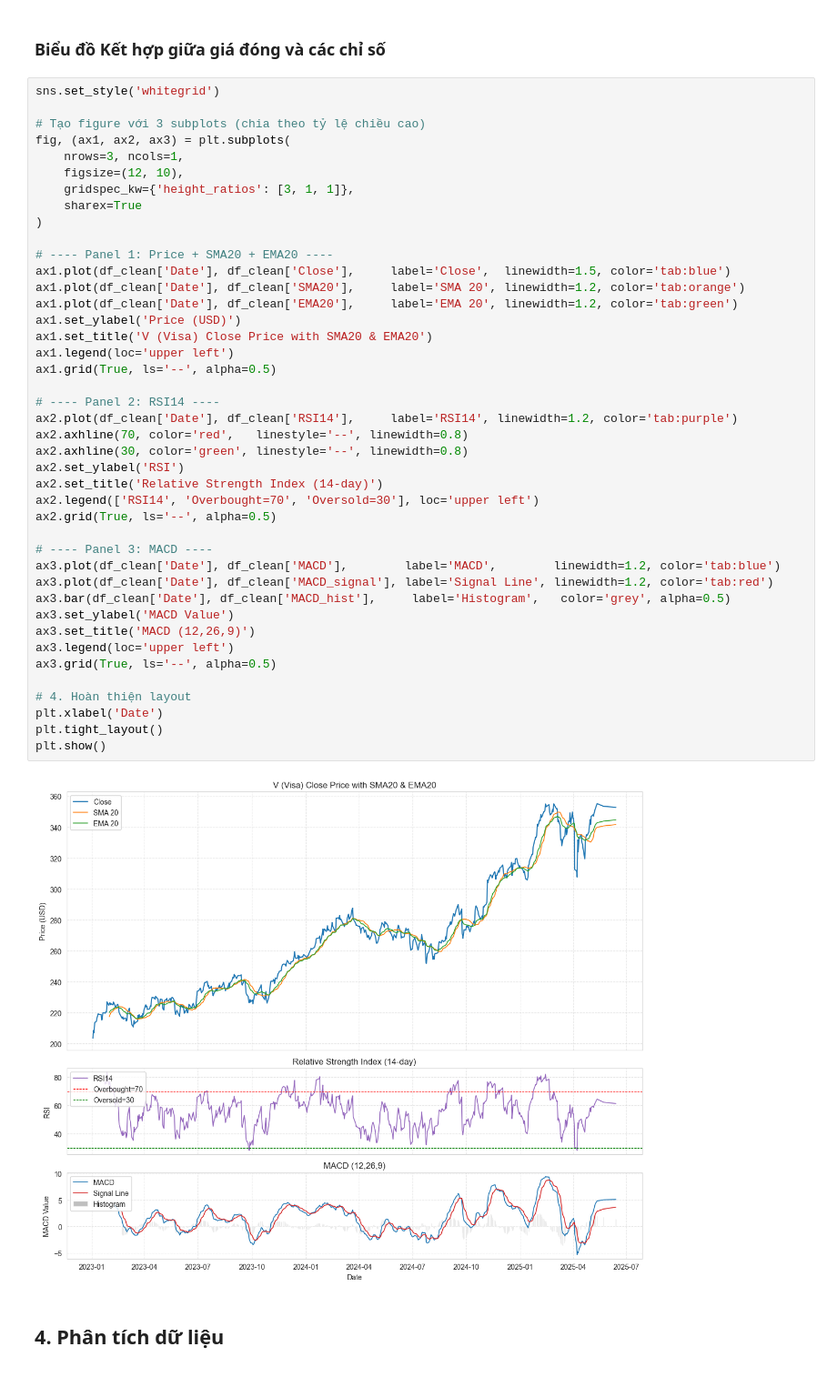
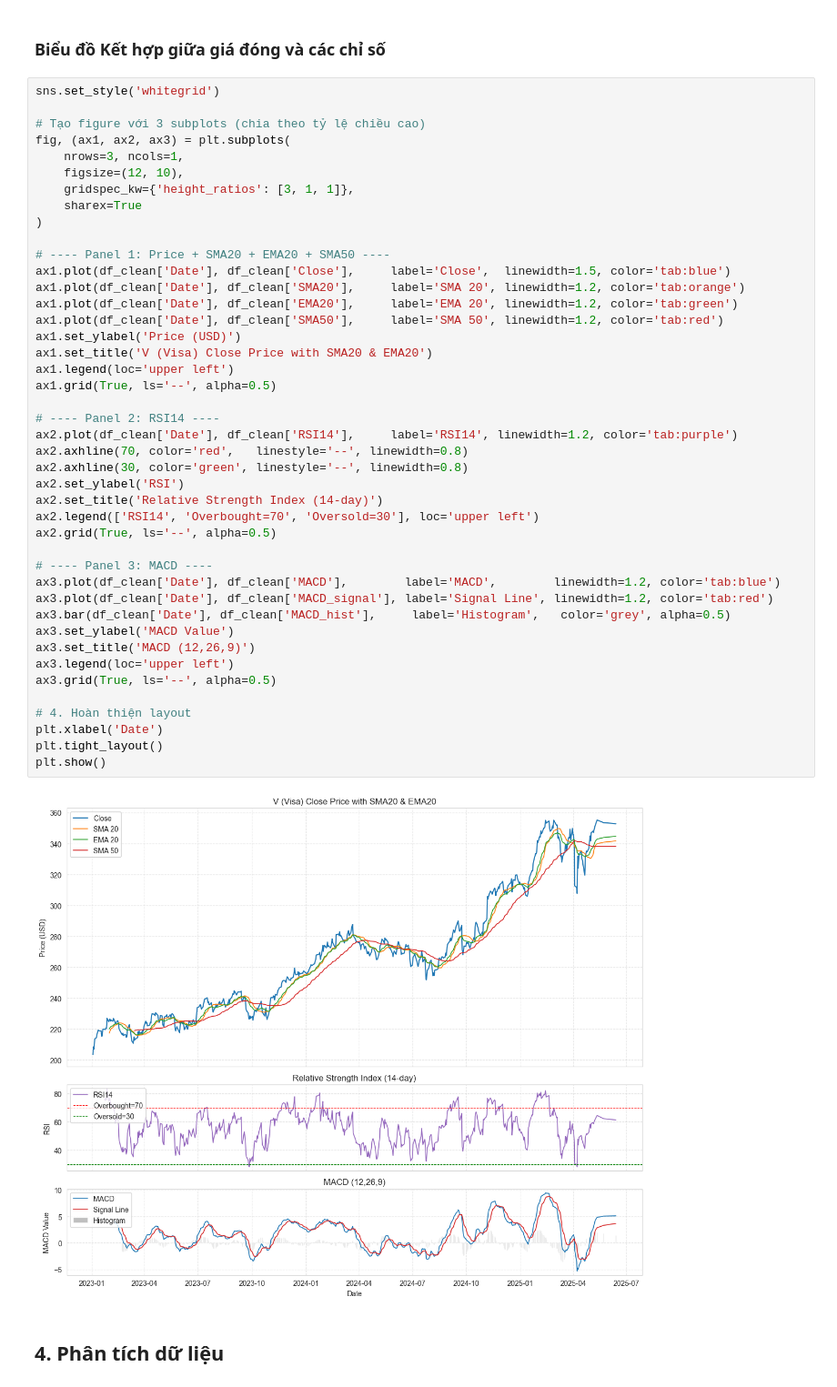
Before and after one commit to Vennyx14/Python_Stock_Analysis, a Jupyter notebook: Stock_Analysis.ipynb, the cells around one changed output. Shown at 91% size. Cells and saved outputs as stored; diff of their text form.

```diff
--- a/Stock_Analysis.ipynb
+++ b/Stock_Analysis.ipynb
@@ -317,39 +307,40 @@ fig, (ax1, ax2, ax3) = plt.subplots(
     sharex=True
 )
 
-# ---- Panel 1: Price + SMA20 + EMA20 ----
+# ---- Panel 1: Price + SMA20 + EMA20 + SMA50 ----
 ax1.plot(df_clean['Date'], df_clean['Close'],     label='Close',  linewidth=1.5, color='tab:blue')
 ax1.plot(df_clean['Date'], df_clean['SMA20'],     label='SMA 20', linewidth=1.2, color='tab:orange')
 ax1.plot(df_clean['Date'], df_clean['EMA20'],     label='EMA 20', linewidth=1.2, color='tab:green')
+ax1.plot(df_clean['Date'], df_clean['SMA50'],     label='SMA 50', linewidth=1.2, color='tab:red')
 ax1.set_ylabel('Price (USD)')
 ax1.set_title('V (Visa) Close Price with SMA20 & EMA20')
 ax1.legend(loc='upper left')
 ax1.grid(True, ls='--', alpha=0.5)
 
 # ---- Panel 2: RSI14 ----
 ax2.plot(df_clean['Date'], df_clean['RSI14'],     label='RSI14', linewidth=1.2, color='tab:purple')
 ax2.axhline(70, color='red',   linestyle='--', linewidth=0.8)
 ax2.axhline(30, color='green', linestyle='--', linewidth=0.8)
 ax2.set_ylabel('RSI')
 ax2.set_title('Relative Strength Index (14-day)')
 ax2.legend(['RSI14', 'Overbought=70', 'Oversold=30'], loc='upper left')
 ax2.grid(True, ls='--', alpha=0.5)
 
 # ---- Panel 3: MACD ----
 ax3.plot(df_clean['Date'], df_clean['MACD'],        label='MACD',        linewidth=1.2, color='tab:blue')
 ax3.plot(df_clean['Date'], df_clean['MACD_signal'], label='Signal Line', linewidth=1.2, color='tab:red')
 ax3.bar(df_clean['Date'], df_clean['MACD_hist'],     label='Histogram',   color='grey', alpha=0.5)
 ax3.set_ylabel('MACD Value')
 ax3.set_title('MACD (12,26,9)')
 ax3.legend(loc='upper left')
 ax3.grid(True, ls='--', alpha=0.5)
 
 # 4. Hoàn thiện layout
 plt.xlabel('Date')
 plt.tight_layout()
 plt.show()
 # %% [output]
-[figure, old version]
+[figure, new version]
 # %% [markdown]
 ## 4. Phân tích dữ liệu
 # %% [markdown]
```
Also changed, not shown: parts of 10 cells of this notebook.
